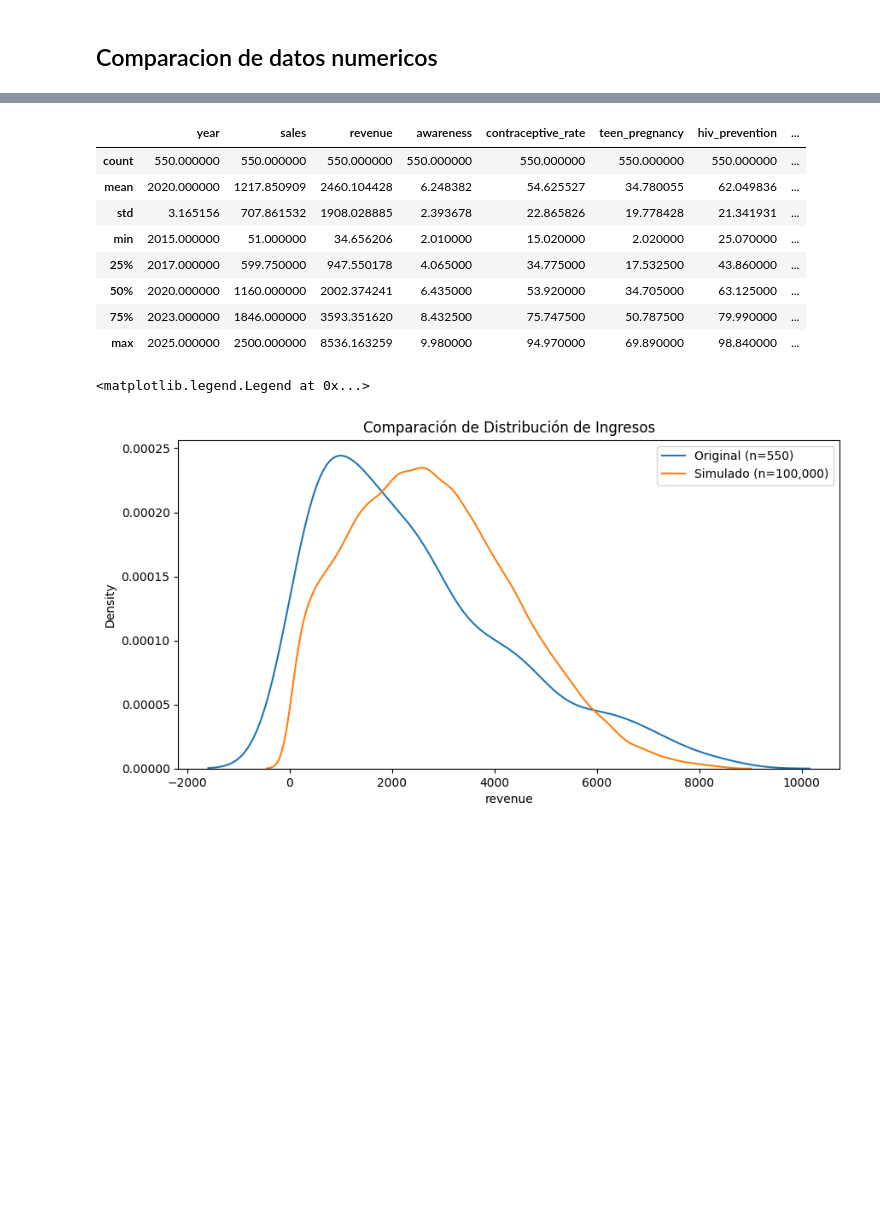
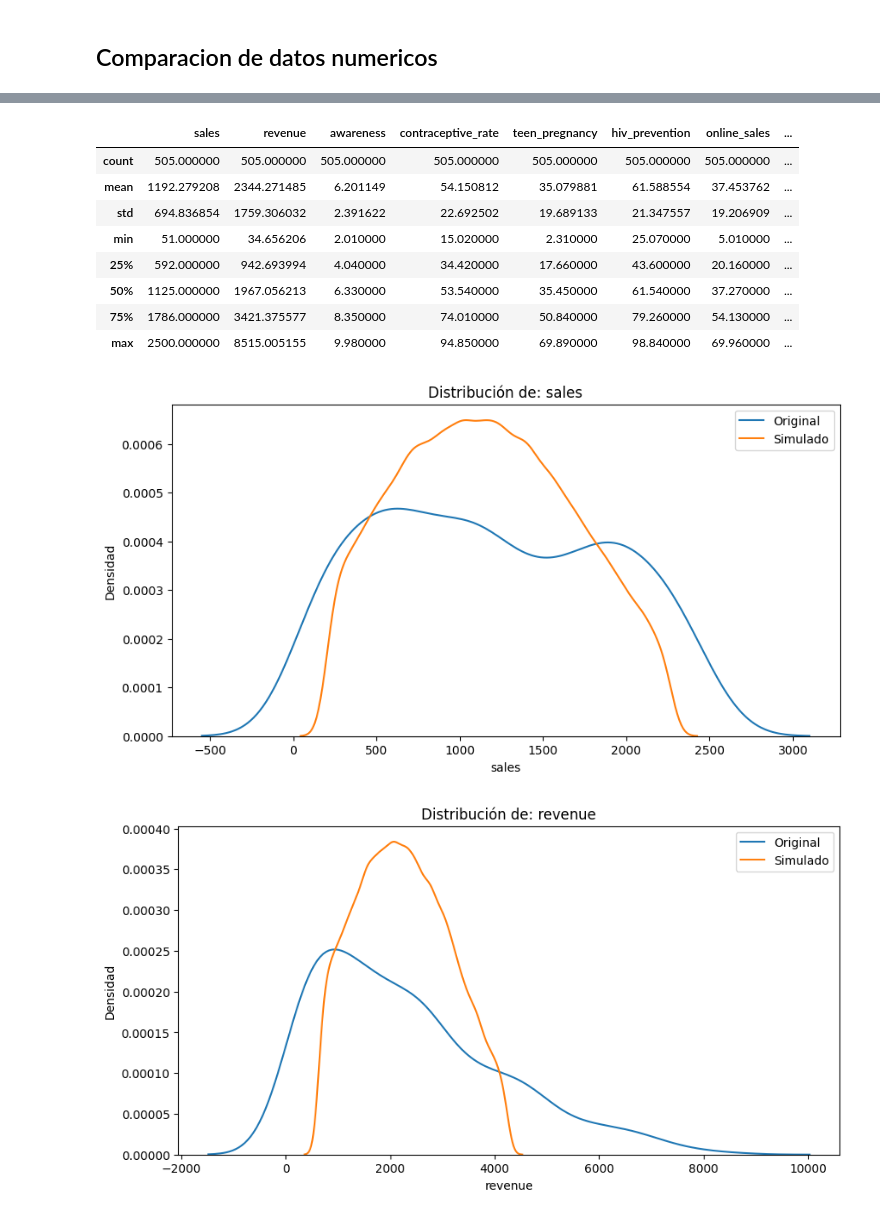
Before and after one commit to g3rrarrd/Proyecto_teoria_unah, a Jupyter notebook: Proyecto/condon.ipynb, the cells around one changed output, grey strips where cells are left out. Drawn from its saved outputs; the diff is of its cells as text; code cells hidden in the pictures; blank space fills up the shorter version.

```diff
--- a/Proyecto/condon.ipynb
+++ b/Proyecto/condon.ipynb
@@ -131,0 +170,2 @@ pd_con_out
+# %%
+df_clean = df_bound.loc[:, col_cat + col_num]
@@ -179,4 +238,7 @@ def getDic(columns, df):
 # %%
-pd_tp = pd_con_out.sort_values(by="atp_sup", ascending=False)
-dic_tp = getDic(pd_tp["columns"].to_list(), df_con)
-dic_tp
+data = getValForSim(col_num)
+
+df_sum = df_clean.groupby(
+    col_cat
+    , as_index = False
+).agg(data[0])
@@ -200,0 +245,3 @@ dic_tp
+# %%
+df_sum.columns = col_cat + data[1]
+df_sum.head(10)
@@ -235,8 +295,8 @@ size = 100000
 registrosSimular_cat = probs
 simulacion_cat = returnDic_cat(registrosSimular_cat, size);
 
-registrosSimular_num = dic_tp
-simulacion_num = returnDic_num(registrosSimular_num, df_con, size)
+registrosSimular_num = df_sum
+simulacion_num = get_values(registrosSimular_num, col_num, size)
 
 simulacion_cat.update(simulacion_num)
 # %%
@@ -258,21 +322,25 @@ simulacion.describe()
 # %%
-df_con.describe()
+df_clean[col_num].describe()
 # %% [output]
-|  | year | sales | revenue | awareness | contraceptive_rate | teen_pregnancy | hiv_prevention | ... |
-| count | 550.000000 | 550.000000 | 550.000000 | 550.000000 | 550.000000 | 550.000000 | 550.000000 | ... |
-| mean | 2020.000000 | 1217.850909 | 2460.104428 | 6.248382 | 54.625527 | 34.780055 | 62.049836 | ... |
-| std | 3.165156 | 707.861532 | 1908.028885 | 2.393678 | 22.865826 | 19.778428 | 21.341931 | ... |
-| min | 2015.000000 | 51.000000 | 34.656206 | 2.010000 | 15.020000 | 2.020000 | 25.070000 | ... |
-| 25% | 2017.000000 | 599.750000 | 947.550178 | 4.065000 | 34.775000 | 17.532500 | 43.860000 | ... |
-| 50% | 2020.000000 | 1160.000000 | 2002.374241 | 6.435000 | 53.920000 | 34.705000 | 63.125000 | ... |
-| 75% | 2023.000000 | 1846.000000 | 3593.351620 | 8.432500 | 75.747500 | 50.787500 | 79.990000 | ... |
-| max | 2025.000000 | 2500.000000 | 8536.163259 | 9.980000 | 94.970000 | 69.890000 | 98.840000 | ... |
+|  | sales | revenue | awareness | contraceptive_rate | teen_pregnancy | hiv_prevention | online_sales | ... |
+| count | 505.000000 | 505.000000 | 505.000000 | 505.000000 | 505.000000 | 505.000000 | 505.000000 | ... |
+| mean | 1192.279208 | 2344.271485 | 6.201149 | 54.150812 | 35.079881 | 61.588554 | 37.453762 | ... |
+| std | 694.836854 | 1759.306032 | 2.391622 | 22.692502 | 19.689133 | 21.347557 | 19.206909 | ... |
+| min | 51.000000 | 34.656206 | 2.010000 | 15.020000 | 2.310000 | 25.070000 | 5.010000 | ... |
+| 25% | 592.000000 | 942.693994 | 4.040000 | 34.420000 | 17.660000 | 43.600000 | 20.160000 | ... |
+| 50% | 1125.000000 | 1967.056213 | 6.330000 | 53.540000 | 35.450000 | 61.540000 | 37.270000 | ... |
+| 75% | 1786.000000 | 3421.375577 | 8.350000 | 74.010000 | 50.840000 | 79.260000 | 54.130000 | ... |
+| max | 2500.000000 | 8515.005155 | 9.980000 | 94.850000 | 69.890000 | 98.840000 | 69.960000 | ... |
 # %%
-plt.figure(figsize=(10,5))
-sns.kdeplot(df_con['revenue'], label='Original (n=550)')
-sns.kdeplot(simulacion['revenue'], label='Simulado (n=100,000)')
-plt.title('Comparación de Distribución de Ingresos')
-plt.legend()
+for col in col_num:
+    plt.figure(figsize=(10,5))
+    sns.kdeplot(df_clean[col], label='Original')
+    sns.kdeplot(simulacion[col], label='Simulado')
+    plt.title(f'Distribución de: {col}')
+    plt.xlabel(col)
+    plt.ylabel('Densidad')
+    plt.legend()
+    plt.show()
 # %% [output]
-<matplotlib.legend.Legend at 0x...>
-[figure, old version]
+[figure, new version]
+[figure, added]
```
Also changed, not shown: parts of 22 cells of this notebook, 2 other files.
